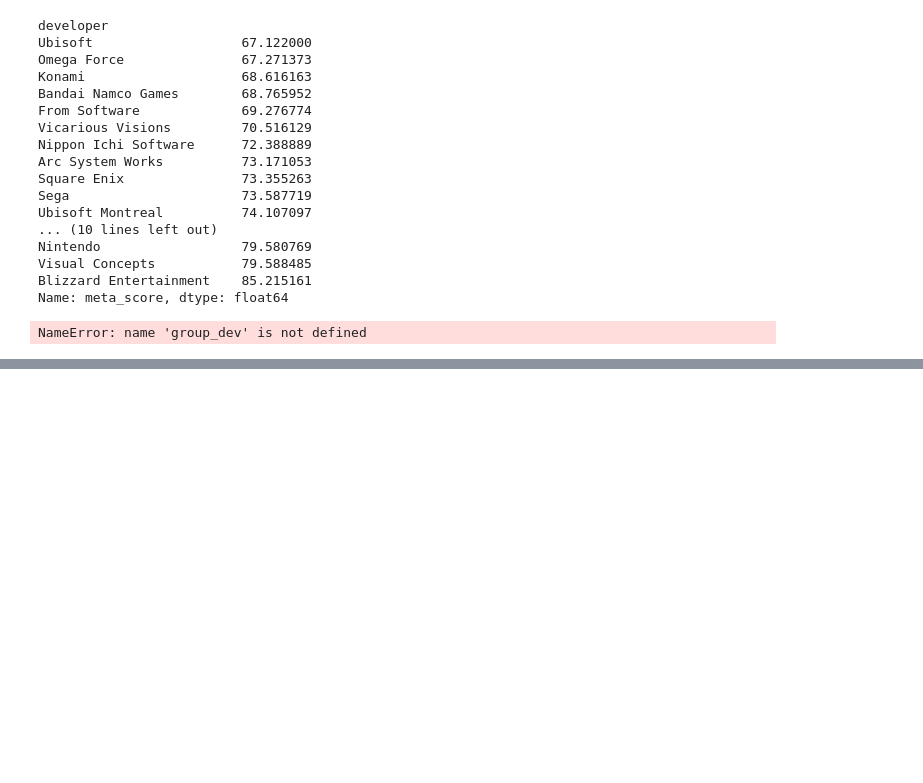
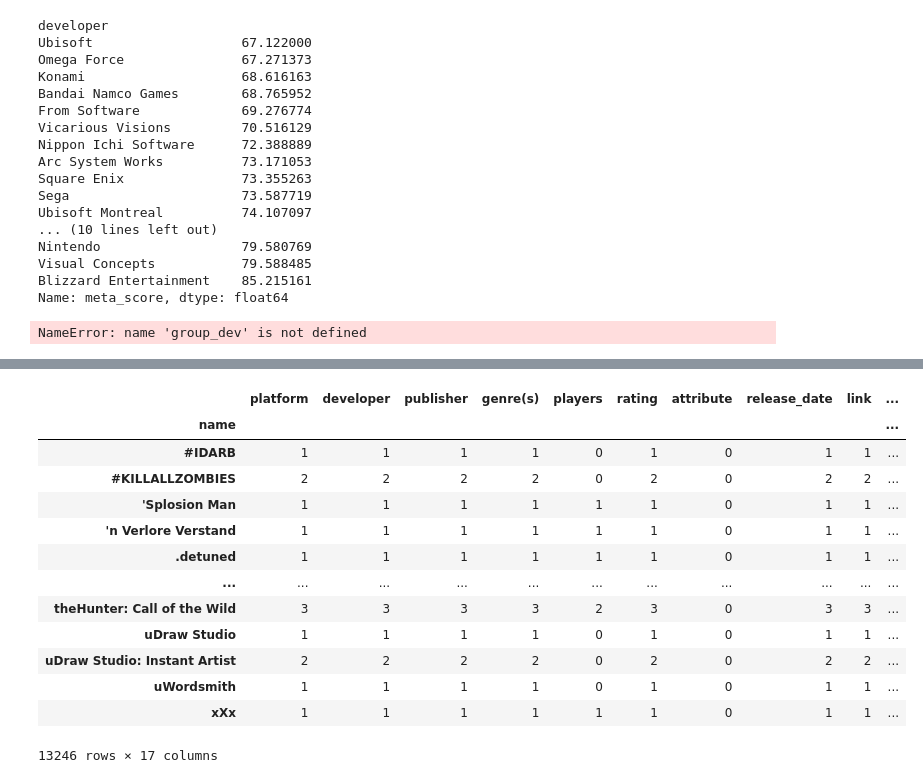
Before and after one commit to Marek-TL/BachelorThesis, a Jupyter notebook: bachelor_notebook.ipynb, the cells around one changed output, grey strips where cells are left out. Saved outputs shown, nothing was run; the diff lists cells and outputs as text; code cells hidden in the pictures; blank space fills up the shorter version.

```diff
--- a/bachelor_notebook.ipynb
+++ b/bachelor_notebook.ipynb
@@ -1333,0 +1308,17 @@ array(['Nintendo', 'Nintendo EAD Tokyo ', 'Retro Studios', ...,
+# %%
+releasedata.groupby("name").count()
+# %% [output]
+|  | platform | developer | publisher | genre(s) | players | rating | attribute | release_date | link | ... |
+| name |  |  |  |  |  |  |  |  |  | ... |
+| #IDARB | 1 | 1 | 1 | 1 | 0 | 1 | 0 | 1 | 1 | ... |
+| #KILLALLZOMBIES | 2 | 2 | 2 | 2 | 0 | 2 | 0 | 2 | 2 | ... |
+| 'Splosion Man | 1 | 1 | 1 | 1 | 1 | 1 | 0 | 1 | 1 | ... |
+| 'n Verlore Verstand | 1 | 1 | 1 | 1 | 1 | 1 | 0 | 1 | 1 | ... |
+| .detuned | 1 | 1 | 1 | 1 | 1 | 1 | 0 | 1 | 1 | ... |
+| ... | ... | ... | ... | ... | ... | ... | ... | ... | ... | ... |
+| theHunter: Call of the Wild | 3 | 3 | 3 | 3 | 2 | 3 | 0 | 3 | 3 | ... |
+| uDraw Studio | 1 | 1 | 1 | 1 | 0 | 1 | 0 | 1 | 1 | ... |
+| uDraw Studio: Instant Artist | 2 | 2 | 2 | 2 | 0 | 2 | 0 | 2 | 2 | ... |
+| uWordsmith | 1 | 1 | 1 | 1 | 0 | 1 | 0 | 1 | 1 | ... |
+| xXx | 1 | 1 | 1 | 1 | 1 | 1 | 0 | 1 | 1 | ... |
+13246 rows × 17 columns
```
Also changed, not shown: parts of 118 cells of this notebook, 11 other files.
